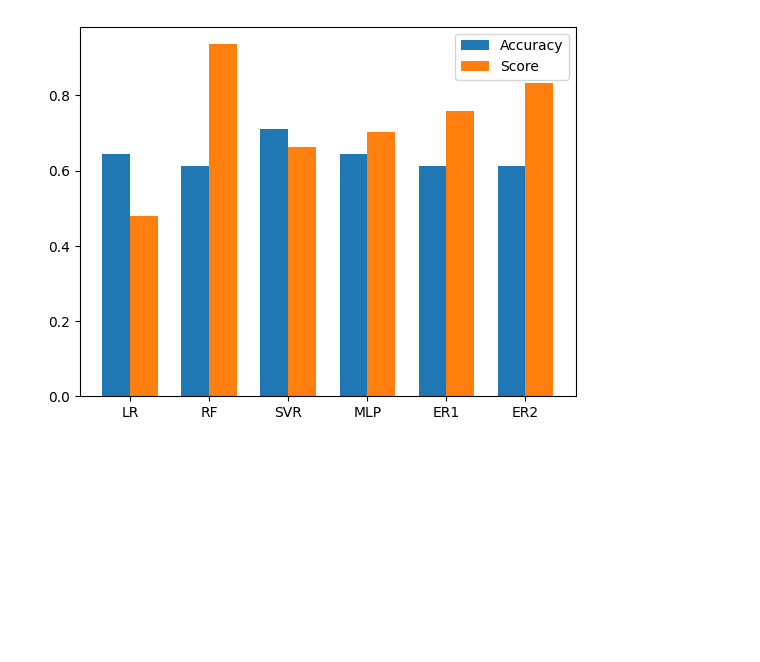
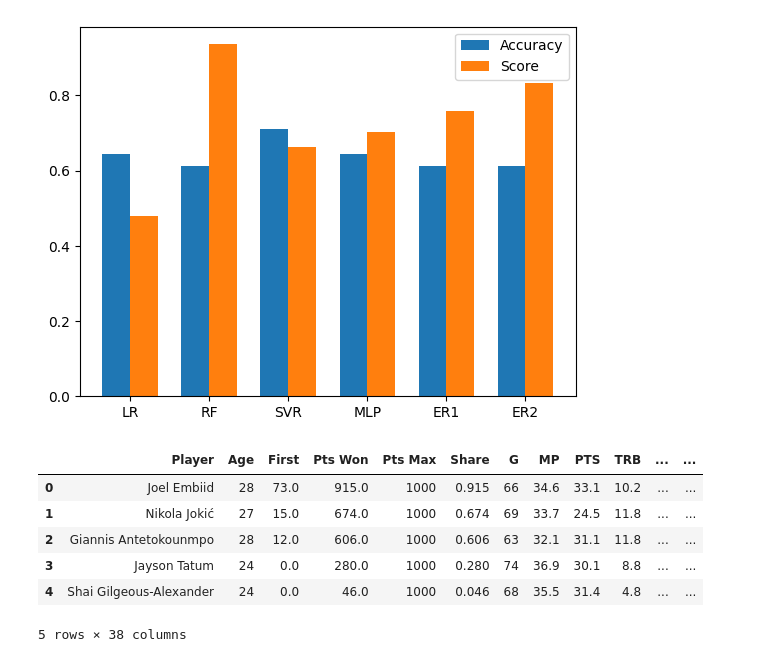
Before and after one commit to ybrenning/mvprace, a Jupyter notebook: mvprace.ipynb, the cells around one changed output. Cells and saved outputs as stored; diff of their text form; code cells hidden in the pictures; blank space fills up the shorter version.

```diff
--- a/mvprace.ipynb
+++ b/mvprace.ipynb
@@ -199,0 +207,10 @@ plt.show()
+# %%
+df_2023.head()
+# %% [output]
+|  | Player | Age | First | Pts Won | Pts Max | Share | G | MP | PTS | TRB | ... | ... |
+| 0 | Joel Embiid | 28 | 73.0 | 915.0 | 1000 | 0.915 | 66 | 34.6 | 33.1 | 10.2 | ... | ... |
+| 1 | Nikola Jokić | 27 | 15.0 | 674.0 | 1000 | 0.674 | 69 | 33.7 | 24.5 | 11.8 | ... | ... |
+| 2 | Giannis Antetokounmpo | 28 | 12.0 | 606.0 | 1000 | 0.606 | 63 | 32.1 | 31.1 | 11.8 | ... | ... |
+| 3 | Jayson Tatum | 24 | 0.0 | 280.0 | 1000 | 0.280 | 74 | 36.9 | 30.1 | 8.8 | ... | ... |
+| 4 | Shai Gilgeous-Alexander | 24 | 0.0 | 46.0 | 1000 | 0.046 | 68 | 35.5 | 31.4 | 4.8 | ... | ... |
+5 rows × 38 columns
```
Also changed, not shown: parts of 10 cells of this notebook, 4 other files.
